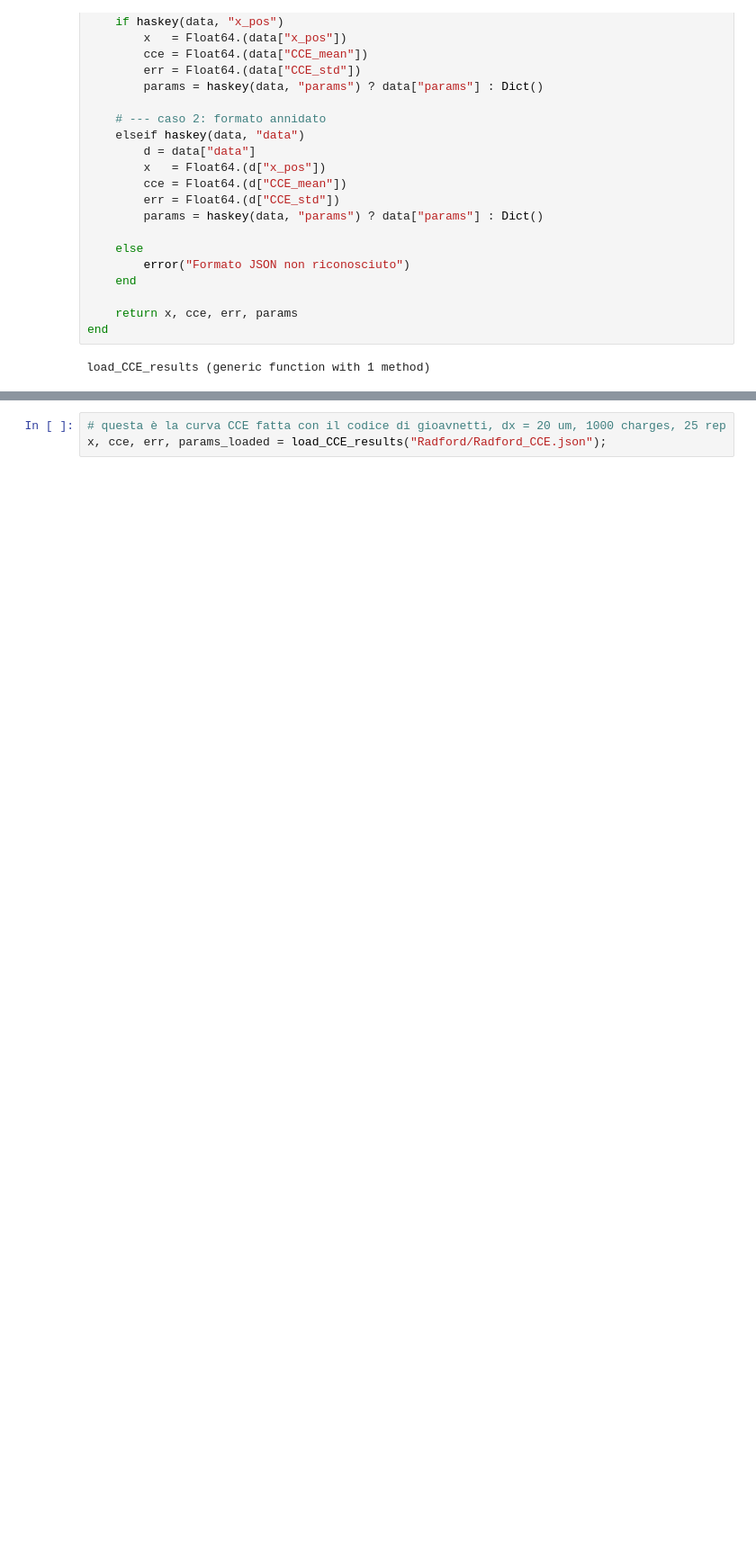
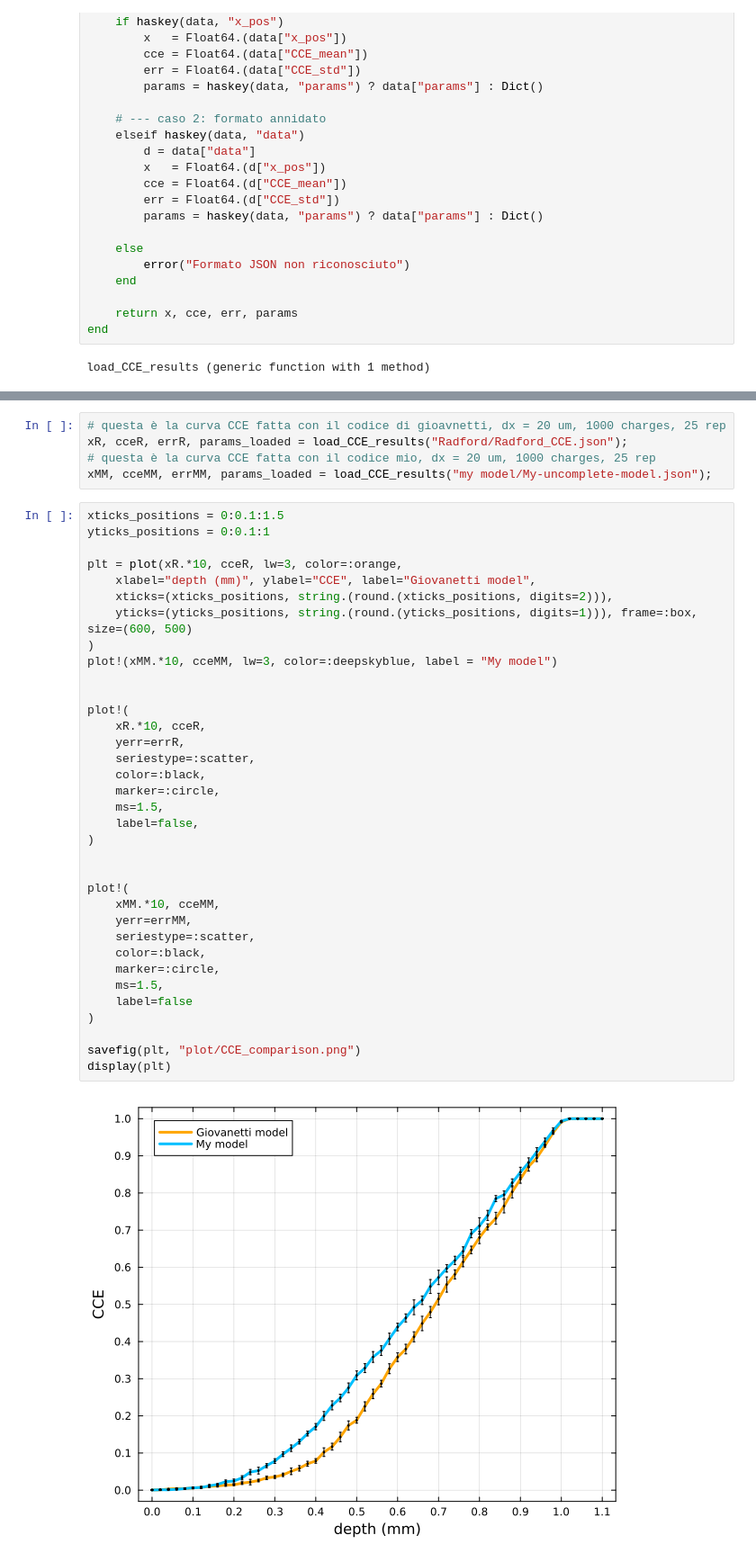
Before and after one commit to RitaF00/SolidStateDetector-NEW, a Jupyter notebook: ChargeTrappingModel_dev/CCE-comparison.ipynb, the cells around one changed output, grey strips where cells are left out. Shown at 90% size. Drawn from its saved outputs; the diff is of its cells as text; blank space fills up the shorter version.

```diff
--- a/ChargeTrappingModel_dev/CCE-comparison.ipynb
+++ b/ChargeTrappingModel_dev/CCE-comparison.ipynb
@@ -59,3 +61,42 @@ load_CCE_results (generic function with 1 method)
 # %%
 # questa è la curva CCE fatta con il codice di gioavnetti, dx = 20 um, 1000 charges, 25 rep
-x, cce, err, params_loaded = load_CCE_results("Radford/Radford_CCE.json");
+xR, cceR, errR, params_loaded = load_CCE_results("Radford/Radford_CCE.json");
+# questa è la curva CCE fatta con il codice mio, dx = 20 um, 1000 charges, 25 rep
+xMM, cceMM, errMM, params_loaded = load_CCE_results("my model/My-uncomplete-model.json");
+# %%
+xticks_positions = 0:0.1:1.5
+yticks_positions = 0:0.1:1
+
+plt = plot(xR.*10, cceR, lw=3, color=:orange,
+    xlabel="depth (mm)", ylabel="CCE", label="Giovanetti model",
+    xticks=(xticks_positions, string.(round.(xticks_positions, digits=2))),
+    yticks=(yticks_positions, string.(round.(yticks_positions, digits=1))), frame=:box, size=(600, 500)
+)
+plot!(xMM.*10, cceMM, lw=3, color=:deepskyblue, label = "My model")
+
+
+plot!(
+    xR.*10, cceR,
+    yerr=errR,
+    seriestype=:scatter,
+    color=:black,
+    marker=:circle,
+    ms=1.5,
+    label=false,
+)
+
+
+plot!(
+    xMM.*10, cceMM,
+    yerr=errMM,
+    seriestype=:scatter,
+    color=:black,
+    marker=:circle,
+    ms=1.5,
+    label=false
+)
+
+savefig(plt, "plot/CCE_comparison.png")
+display(plt)
+# %% [output]
+[figure, added]
```
Also changed, not shown: parts of 4 cells of this notebook, 36 other files.
